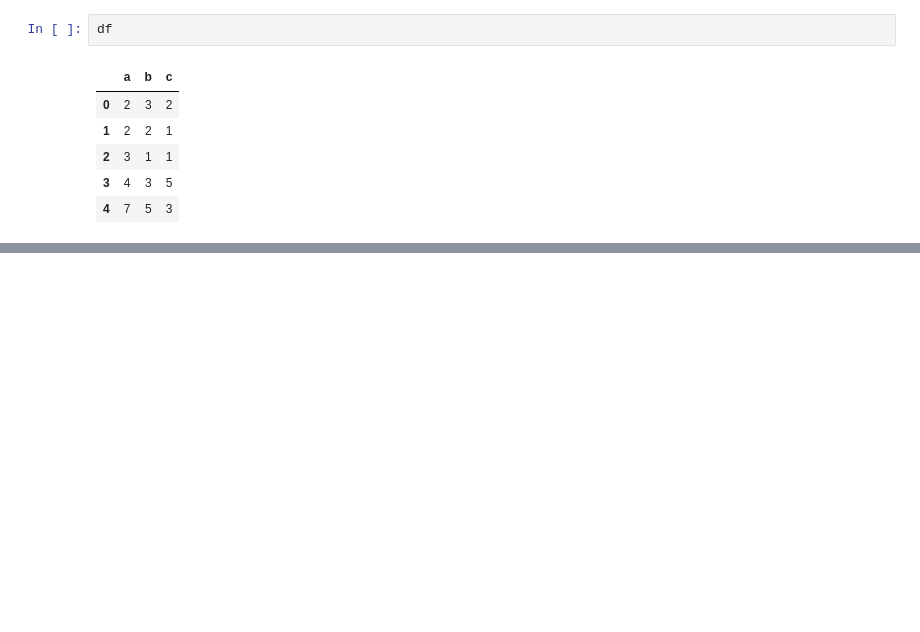
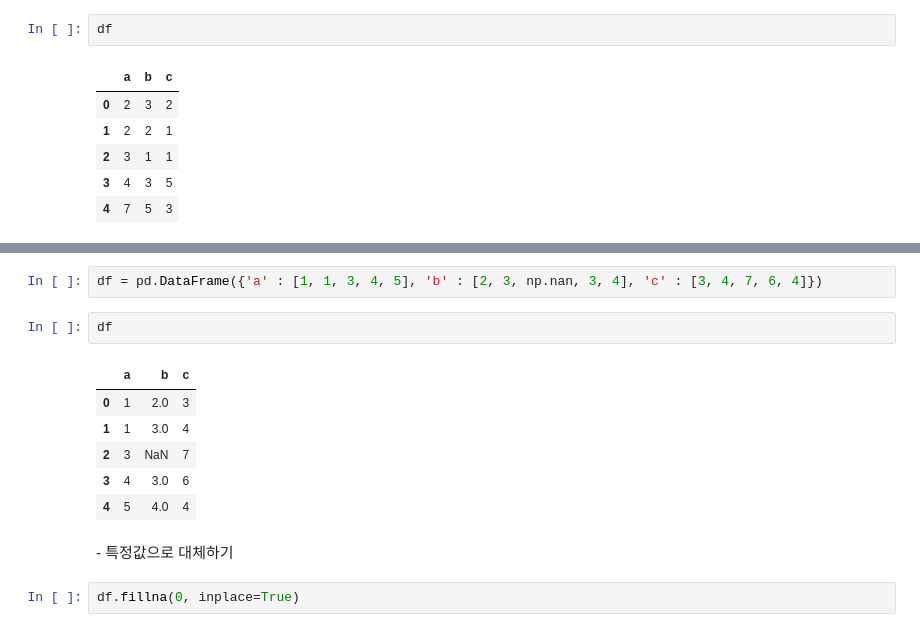
Before and after one commit to sleeptiger/STJ2, a Jupyter notebook: Python_basis.ipynb, the cells around one changed output, grey strips where cells are left out. Cells and saved outputs as stored; diff of their text form; blank space fills up the shorter version.

```diff
--- a/Python_basis.ipynb
+++ b/Python_basis.ipynb
@@ -1837,0 +1941,15 @@ df
+# %%
+df = pd.DataFrame({'a' : [1, 1, 3, 4, 5], 'b' : [2, 3, np.nan, 3, 4], 'c' : [3, 4, 7, 6, 4]})
+# %%
+df
+# %% [output]
+|  | a | b | c |
+| 0 | 1 | 2.0 | 3 |
+| 1 | 1 | 3.0 | 4 |
+| 2 | 3 | NaN | 7 |
+| 3 | 4 | 3.0 | 6 |
+| 4 | 5 | 4.0 | 4 |
+# %% [markdown]
+\- 특정값으로 대체하기
+# %%
+df.fillna(0, inplace=True)
```
Also changed, not shown: parts of 54 cells of this notebook.
